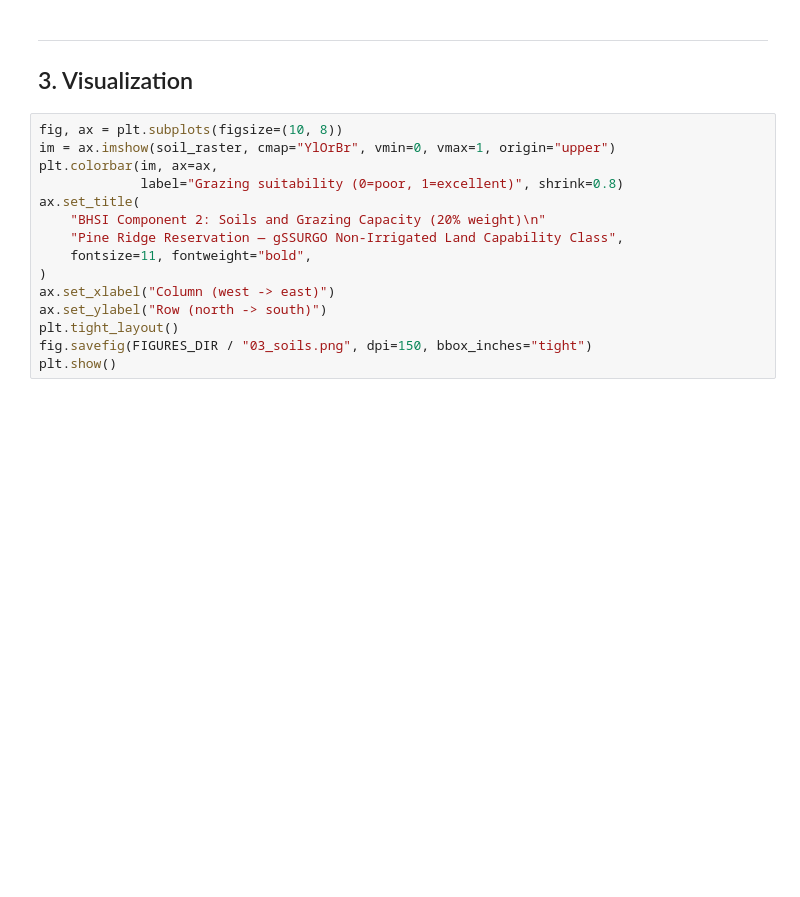
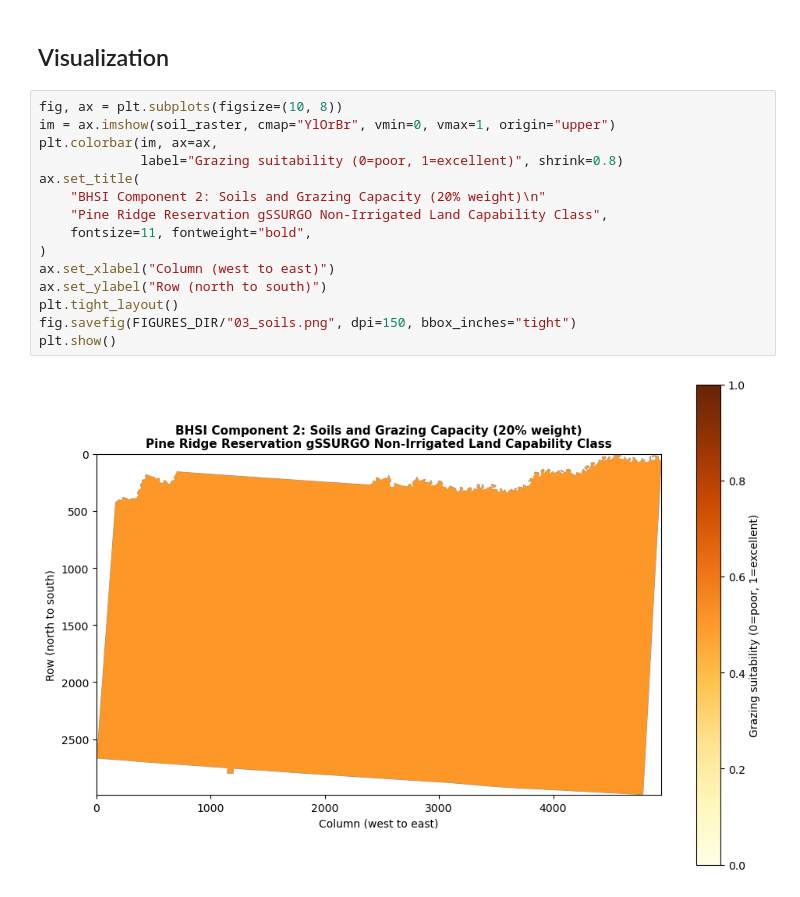
Before and after one commit to olc-techsupport/Agriculture-pine_ridge_bison_habitat, a Jupyter notebook: notebooks/03_soils.ipynb, the cells around one changed output. Cells and saved outputs as stored; diff of their text form; blank space fills up the shorter version.

```diff
--- a/notebooks/03_soils.ipynb
+++ b/notebooks/03_soils.ipynb
@@ -150,20 +178,21 @@ print("Refine using MUPOLYGON from: https://websoilsurvey.sc.egov.usda.gov/")
 # %% [markdown]
----
-## 3. Visualization
+## Visualization
 # %%
 fig, ax = plt.subplots(figsize=(10, 8))
 im = ax.imshow(soil_raster, cmap="YlOrBr", vmin=0, vmax=1, origin="upper")
 plt.colorbar(im, ax=ax,
              label="Grazing suitability (0=poor, 1=excellent)", shrink=0.8)
 ax.set_title(
     "BHSI Component 2: Soils and Grazing Capacity (20% weight)\n"
-    "Pine Ridge Reservation — gSSURGO Non-Irrigated Land Capability Class",
+    "Pine Ridge Reservation gSSURGO Non-Irrigated Land Capability Class",
     fontsize=11, fontweight="bold",
 )
-ax.set_xlabel("Column (west -> east)")
-ax.set_ylabel("Row (north -> south)")
+ax.set_xlabel("Column (west to east)")
+ax.set_ylabel("Row (north to south)")
 plt.tight_layout()
-fig.savefig(FIGURES_DIR / "03_soils.png", dpi=150, bbox_inches="tight")
+fig.savefig(FIGURES_DIR/"03_soils.png", dpi=150, bbox_inches="tight")
 plt.show()
+# %% [output]
+[figure, added]
 # %%
 print(generate_citations(["gssurgo"]))
```
Also changed, not shown: parts of 9 cells of this notebook.
